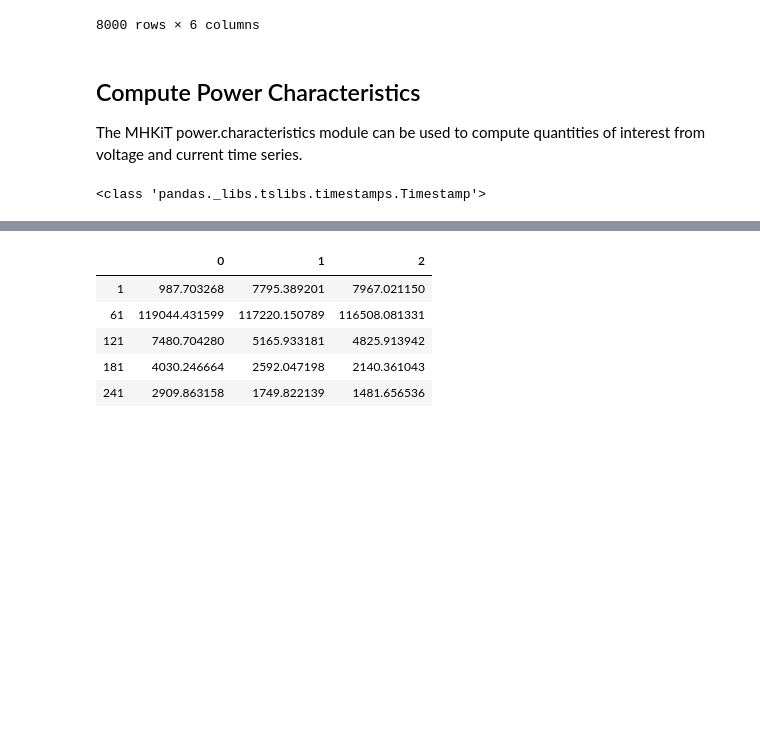
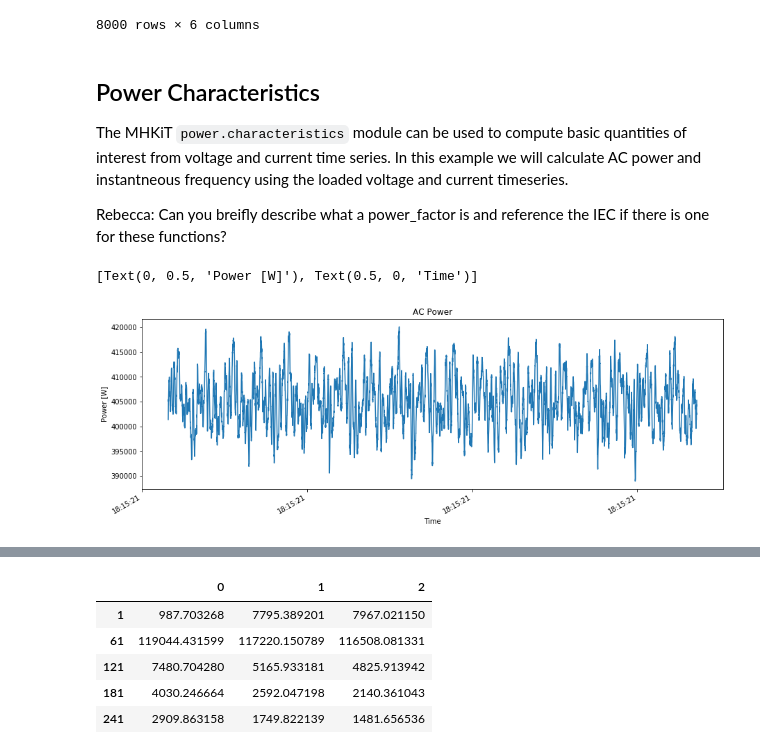
Before and after one commit to MHKiT-Software/MHKiT-Python, a Jupyter notebook: examples/power_example.ipynb, the cells around one changed output, grey strips where cells are left out. Drawn from its saved outputs; the diff is of its cells as text; code cells hidden in the pictures; blank space fills up the shorter version.

Commit message:
File cleanup and added comments where additional data is needed.

```diff
--- a/examples/power_example.ipynb
+++ b/examples/power_example.ipynb
@@ -25,14 +30,22 @@ data
 | 2020-02-24 18:15:21.659979964 | -11072.715607 | 3336.776947 | 7346.962402 | 24.545441 | -7.633209 | -16.997070 |
 8000 rows × 6 columns
 # %% [markdown]
-## Compute Power Characteristics
-The MHKiT power.characteristics module can be used to compute quantities of interest from voltage and current time series.
+## Power Characteristics
+The MHKiT `power.characteristics` module can be used to compute basic quantities of interest from voltage and current time series. In this example we will calculate AC power and instantneous frequency using the loaded voltage and current timeseries.
+
+Rebecca: Can you breifly describe what a power_factor is and reference the IEC if there is one for these functions?
 # %%
-# First we need to seperate the voltage and current timeseries into seperate dataFrames
-power_factor = 0.96 #set the power factor for the system
+# First seperate the voltage and current timeseries into seperate dataFrames
 voltage = data[['MODAQ_Va_V', 'MODAQ_Vb_V', 'MODAQ_Vc_V']]
-print(type(voltage.index[5]))
 current = data[['MODAQ_Ia_I','MODAQ_Ib_I','MODAQ_Ic_I']]
-ac_power = power.characteristics.ac_power_three_phase(voltage,current,power_factor) #compute the instantaneous AC power in W
+
+# Set the power factor for the system
+power_factor = 0.96
+
+# Compute the instantaneous AC power in Watts
+ac_power = power.characteristics.ac_power_three_phase(voltage, current, power_factor)
+# Display the result
+ac_power.Power.plot(figsize=(15,5),title='AC Power').set(xlabel='Time',ylabel='Power [W]')
 # %% [output]
-<class 'pandas._libs.tslibs.timestamps.Timestamp'>
+[Text(0, 0.5, 'Power [W]'), Text(0.5, 0, 'Time')]
+[figure, added]
```
Also changed, not shown: parts of 10 cells of this notebook.
